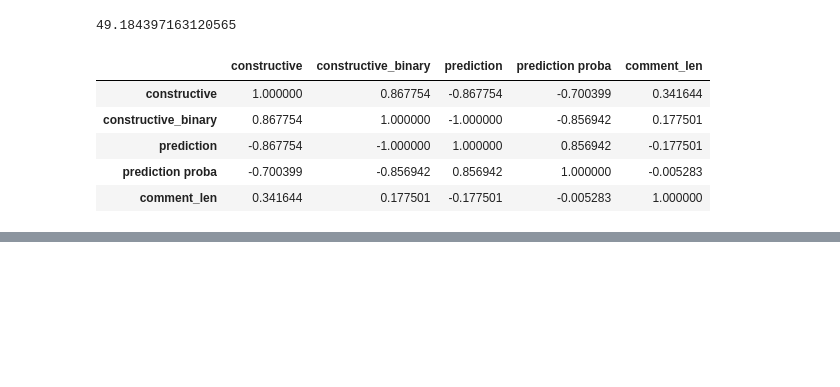
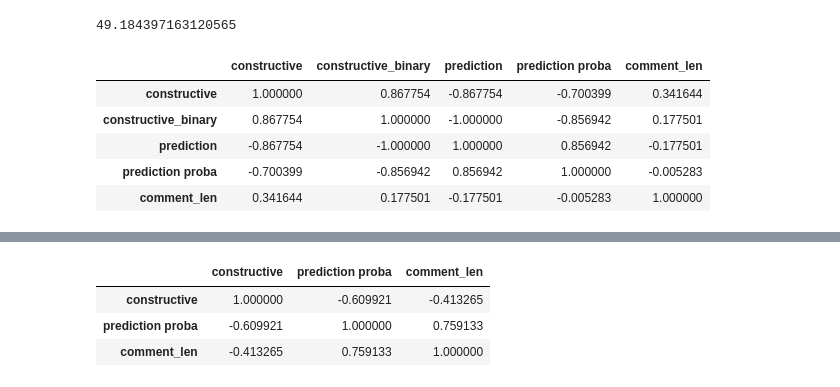
Before and after one commit to kvarada/constructiveness, a Jupyter notebook: notebooks/nthain Length Analysis.ipynb, the cells around one changed output, grey strips where cells are left out. Saved outputs shown, nothing was run; the diff lists cells and outputs as text; code cells hidden in the pictures; blank space fills up the shorter version.

```diff
--- a/notebooks/nthain Length Analysis.ipynb
+++ b/notebooks/nthain Length Analysis.ipynb
@@ -137,0 +176,7 @@ c3_errors.corr()
+# %%
+gru_errors[['constructive', 'prediction proba', 'comment_len']].corr()
+# %% [output]
+|  | constructive | prediction proba | comment_len |
+| constructive | 1.000000 | -0.609921 | -0.413265 |
+| prediction proba | -0.609921 | 1.000000 | 0.759133 |
+| comment_len | -0.413265 | 0.759133 | 1.000000 |
```
Also changed, not shown: parts of 9 cells of this notebook.
